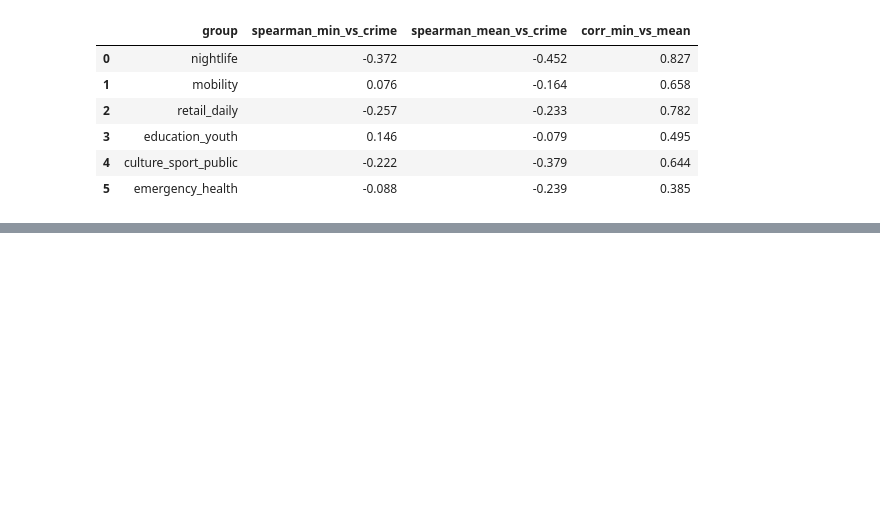
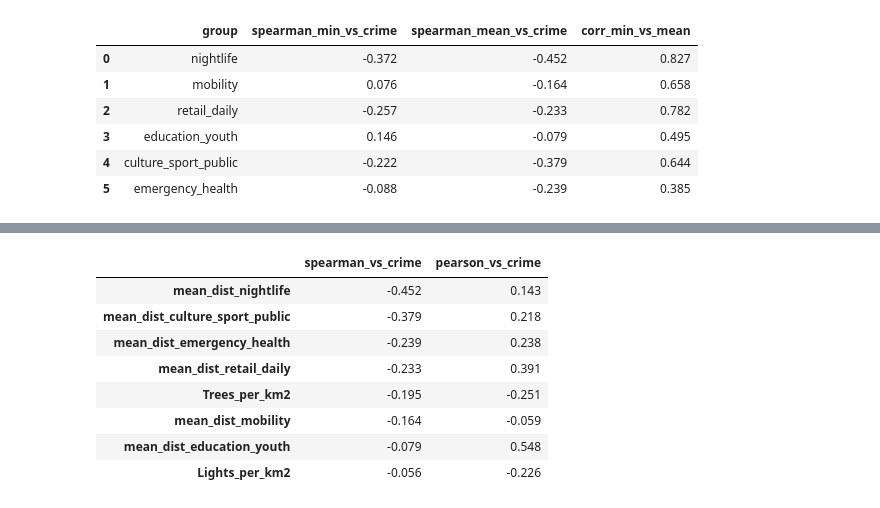
Before and after one commit to YoranB/Spatial-data-science, a Jupyter notebook: Creating final data table.ipynb, the cells around one changed output, grey strips where cells are left out. Cells and saved outputs as stored; diff of their text form; code cells hidden in the pictures; blank space fills up the shorter version.

```diff
--- a/Creating final data table.ipynb
+++ b/Creating final data table.ipynb
@@ -544,0 +574,19 @@ comp
+# %%
+corr = pd.DataFrame({
+    "spearman_vs_crime": [df_model[c].corr(df_model[target], method="spearman") for c in feature_cols],
+    "pearson_vs_crime":  [df_model[c].corr(df_model[target], method="pearson")  for c in feature_cols],
+}, index=feature_cols).round(3).sort_values("spearman_vs_crime")
+
+corr
+
+#pearson zegt of het rechte lijn verband heeft, spearman of het rangordeverband (of het onver algemeen ook groter wordt) heeft (als ze heel anders zijn dan vaak geen lineair verband (hoe hoger hoe beter))
+# %% [output]
+|  | spearman_vs_crime | pearson_vs_crime |
+| mean_dist_nightlife | -0.452 | 0.143 |
+| mean_dist_culture_sport_public | -0.379 | 0.218 |
+| mean_dist_emergency_health | -0.239 | 0.238 |
+| mean_dist_retail_daily | -0.233 | 0.391 |
+| Trees_per_km2 | -0.195 | -0.251 |
+| mean_dist_mobility | -0.164 | -0.059 |
+| mean_dist_education_youth | -0.079 | 0.548 |
+| Lights_per_km2 | -0.056 | -0.226 |
```
Also changed, not shown: parts of 6 cells of this notebook.
